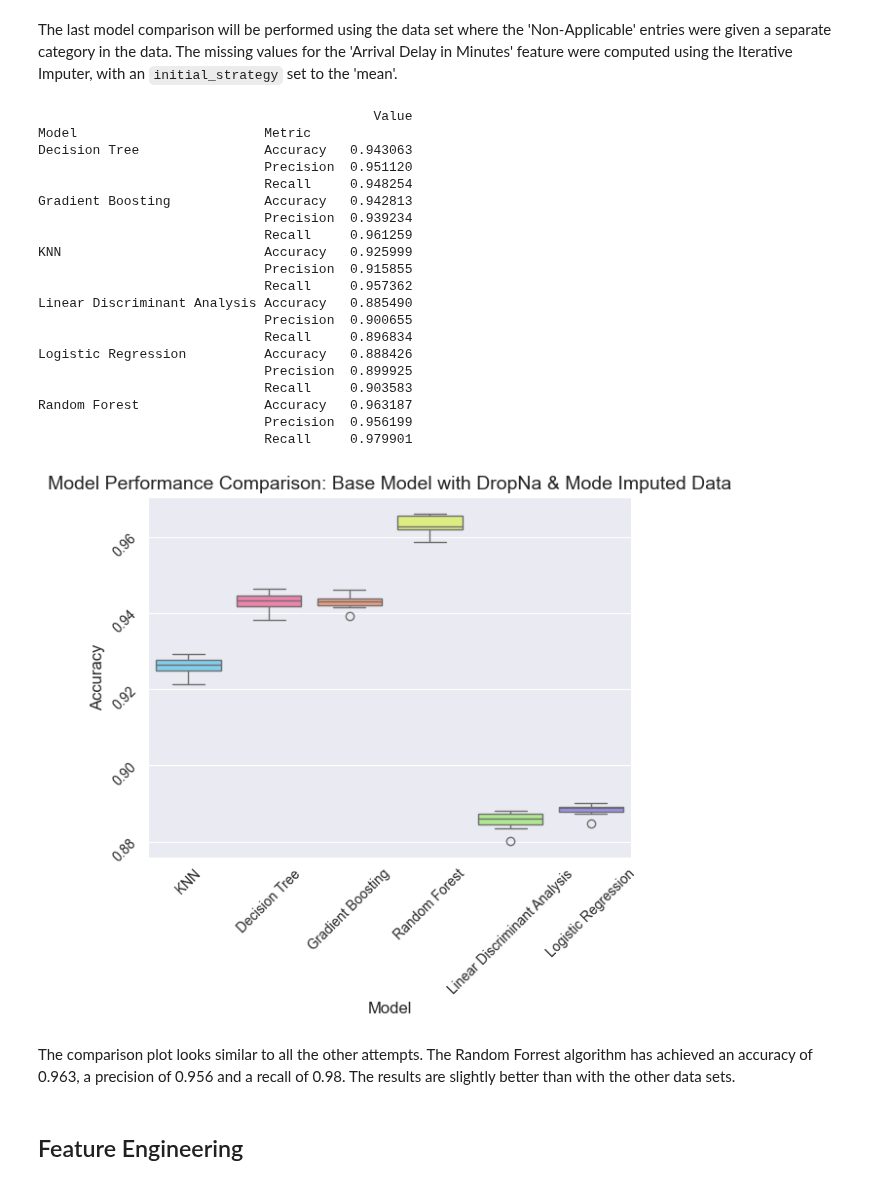
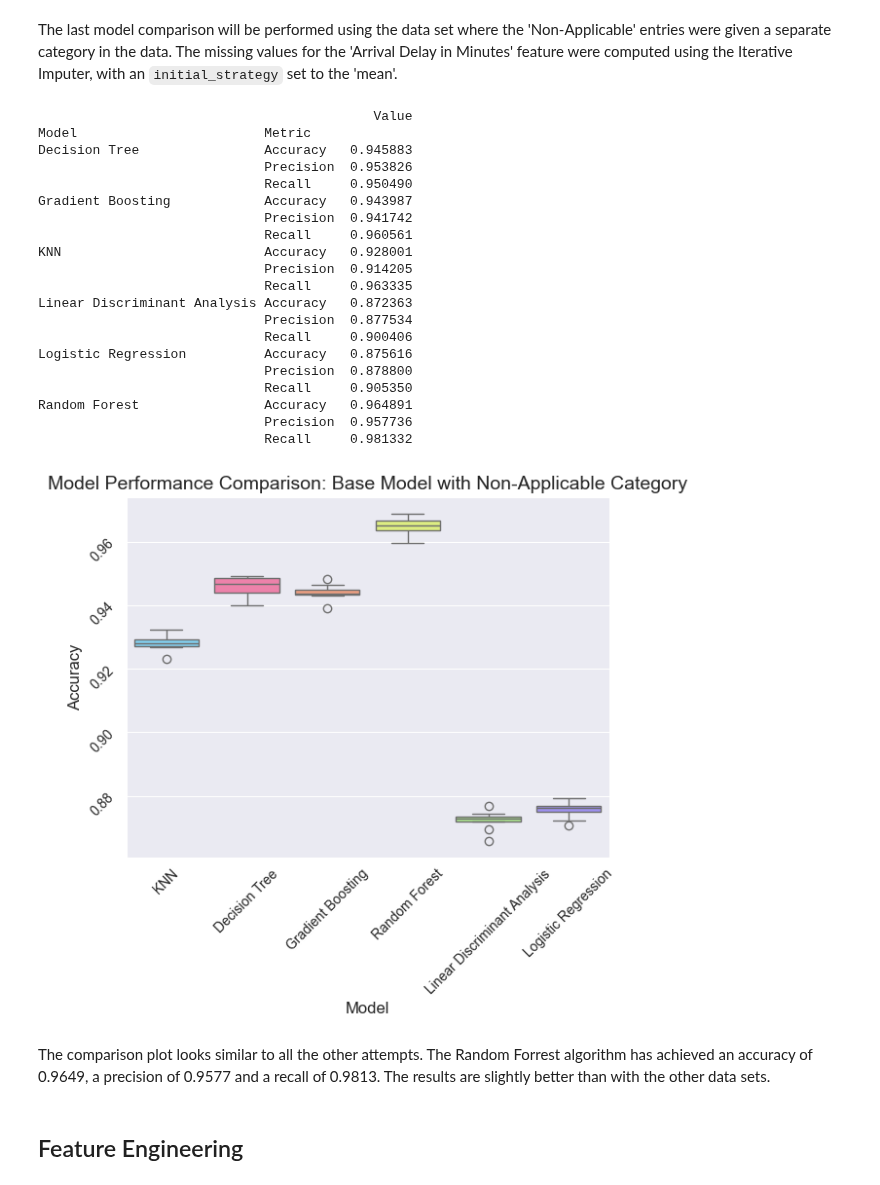
Before and after one commit to alexandra-pritoula/airline_passenger_satisfaction, a Jupyter notebook: Notebooks/model_training_and_evaluation.ipynb, the cells around one changed output. Drawn from its saved outputs; the diff is of its cells as text; code cells hidden in the pictures.

Commit message:
Correcting data splitting.

```diff
--- a/Notebooks/model_training_and_evaluation.ipynb
+++ b/Notebooks/model_training_and_evaluation.ipynb
@@ -416,48 +418,48 @@ models = {'KNN': KNeighborsClassifier(),
 # %%
 # Loading the results:
 results_long = pd.read_pickle('../Models/Imputation_Model_4/results_nonapplicable_mode_model.pkl')
 
 # Formatting the results for printing:
 results = results_long.groupby(['Model', 'Metric']).mean()
 results = pd.DataFrame(results)
 print(results)
 
 # Formatting data for multiple boxplots plot:
 results_boxplot = results_long[results_long['Metric'] == 'Accuracy'].drop('Metric', axis = 1)
 
 # Plotting the boxplots:
 sns.set_style('darkgrid')
 ax = sns.boxplot(x='Model', y='Value', hue='Model', data=results_boxplot, palette = ['#70D6FF', '#FF70A6', '#FF9770', '#E9FF70', '#AAF683', '#9381FF'])
 
 # Customizing the plots:
-ax.set_title('Model Performance Comparison: Base Model with DropNa & Mode Imputed Data', fontsize = 14)
+ax.set_title('Model Performance Comparison: Base Model with Non-Applicable Category', fontsize = 14)
 ax.set_xlabel('Model', fontsize = 12)
 ax.set_ylabel('Accuracy', fontsize = 12)
 ax.tick_params(axis='both', labelsize = 10, rotation = 45)
 # %% [output]
                                            Value
 Model                        Metric
-Decision Tree                Accuracy   0.943063
-                             Precision  0.951120
-                             Recall     0.948254
-Gradient Boosting            Accuracy   0.942813
-                             Precision  0.939234
-                             Recall     0.961259
-KNN                          Accuracy   0.925999
-                             Precision  0.915855
-                             Recall     0.957362
-Linear Discriminant Analysis Accuracy   0.885490
-                             Precision  0.900655
-                             Recall     0.896834
-Logistic Regression          Accuracy   0.888426
-                             Precision  0.899925
-                             Recall     0.903583
-Random Forest                Accuracy   0.963187
-                             Precision  0.956199
-                             Recall     0.979901
+Decision Tree                Accuracy   0.945883
+                             Precision  0.953826
+                             Recall     0.950490
+Gradient Boosting            Accuracy   0.943987
+                             Precision  0.941742
+                             Recall     0.960561
+KNN                          Accuracy   0.928001
+                             Precision  0.914205
+                             Recall     0.963335
+Linear Discriminant Analysis Accuracy   0.872363
+                             Precision  0.877534
+                             Recall     0.900406
+Logistic Regression          Accuracy   0.875616
+                             Precision  0.878800
+                             Recall     0.905350
+Random Forest                Accuracy   0.964891
+                             Precision  0.957736
+                             Recall     0.981332
-[figure, old version]
+[figure, new version]
 # %% [markdown]
-The comparison plot looks similar to all the other attempts. The Random Forrest algorithm has achieved an accuracy of 0.963, a precision of 0.956 and a recall of 0.98. The results are slightly better than with the other data sets.
+The comparison plot looks similar to all the other attempts. The Random Forrest algorithm has achieved an accuracy of 0.9649, a precision of 0.9577 and a recall of 0.9813. The results are slightly better than with the other data sets.
 # %% [markdown]
 ## Feature Engineering
 # %% [markdown]
```
Also changed, not shown: parts of 24 cells of this notebook, 5 other files.
